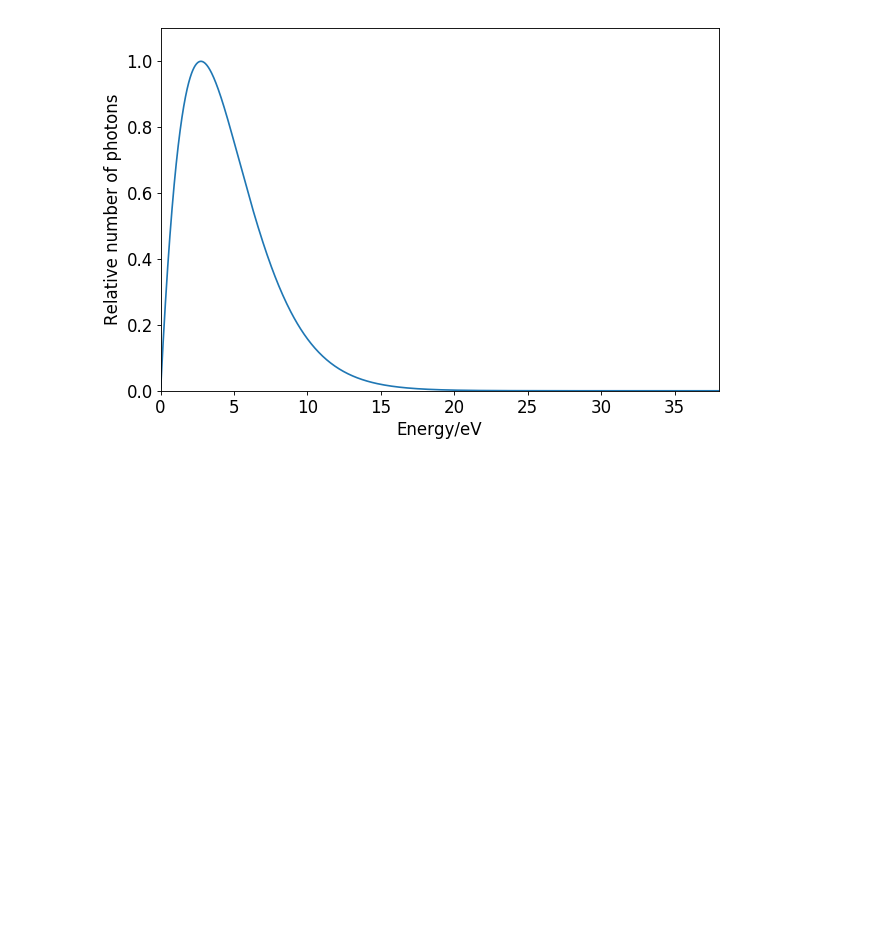
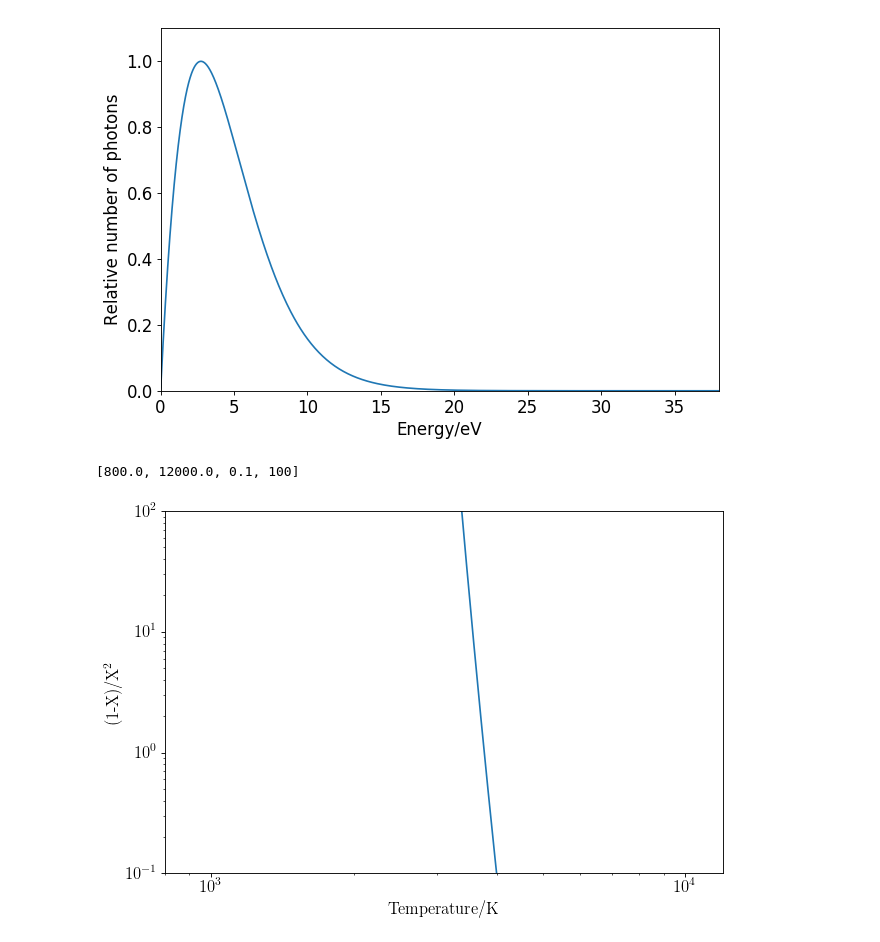
Before and after one commit to georgeb01/CosmologyCourse, a Jupyter notebook: Python Notebooks/L09 - The CMB Part 1.ipynb, the cells around one changed output. Saved outputs shown, nothing was run; the diff lists cells and outputs as text; code cells hidden in the pictures; blank space fills up the shorter version.

```diff
--- a/Python Notebooks/L09 - The CMB Part 1.ipynb
+++ b/Python Notebooks/L09 - The CMB Part 1.ipynb
@@ -22,3 +22,34 @@ plt.axis([0,38,0,1.1])
 # %% [output]
 [0, 38, 0, 1.1]
 [figure]
+# %%
+import numpy as np
+import matplotlib.pyplot as plt
+
+
+T = np.logspace(2.8,5,1028)
+me = 9.1e-31
+c2 = 9e16
+Q = 13.6*1.6e-19
+k = 1.4e-23
+eta = 6.1e-10
+
+p1 = 3.84*eta
+p2 = (k*T)/(me*c2)
+p3 = np.exp(Q/(k*T))
+x_x2 = p1*(p2**(3./2.))*p3
+
+fig=plt.figure(figsize=(9, 6), dpi= 80, facecolor='w', edgecolor='k')
+plt.rcParams.update({'font.size':15, 'text.usetex':True})
+
+plt.plot(T, x_x2)
+plt.xscale('log')
+plt.yscale('log')
+
+plt.xlabel("Temperature/K")
+plt.ylabel("(1-X)/X^2")
+
+plt.axis([0.8e3,1.2e4,0.1,100])
+# %% [output]
+[800.0, 12000.0, 0.1, 100]
+[figure, added]
```
Also changed, not shown: 3 other files.
